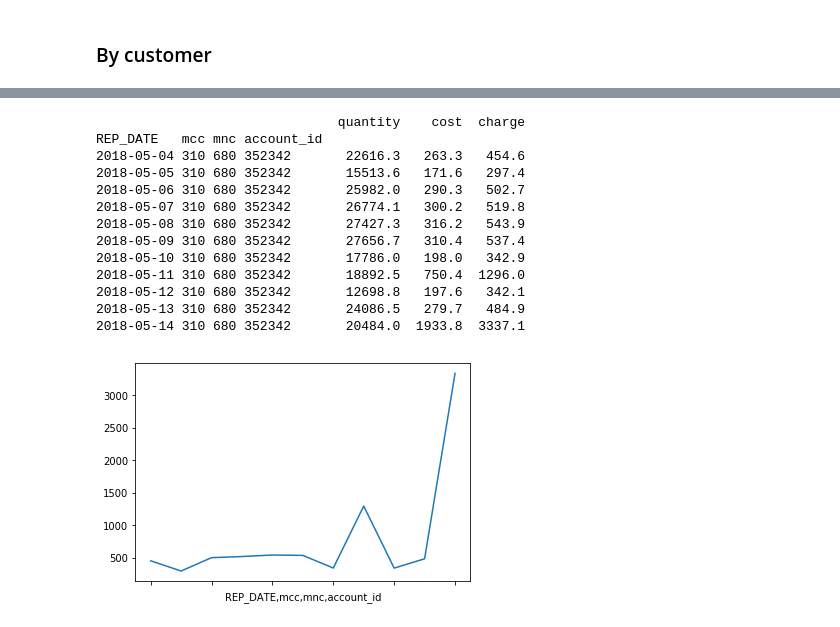
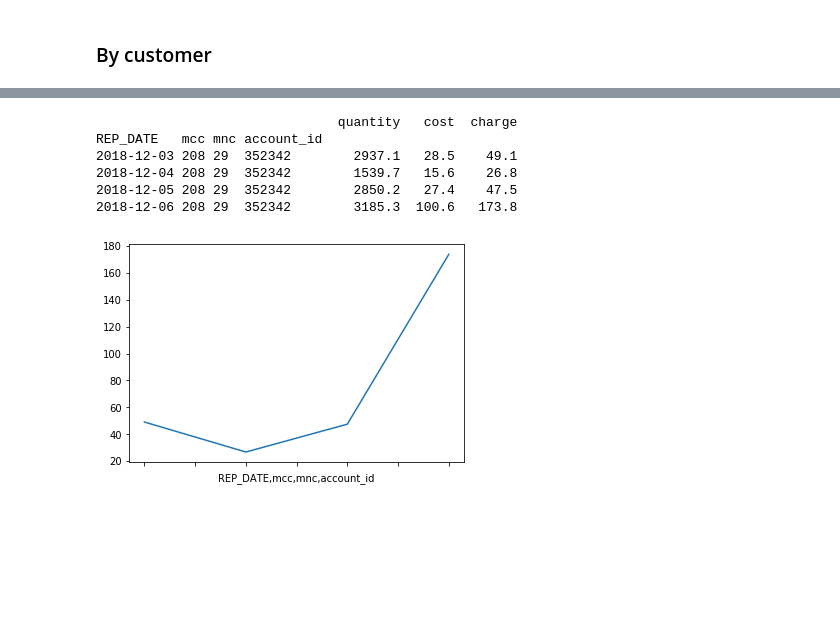
Before and after one commit to balobinp/RB_BD, a Jupyter notebook: RB_Revenue_Change_Python3.ipynb, the cells around one changed output, grey strips where cells are left out. Drawn from its saved outputs; the diff is of its cells as text; code cells hidden in the pictures; blank space fills up the shorter version.

```diff
--- a/RB_Revenue_Change_Python3.ipynb
+++ b/RB_Revenue_Change_Python3.ipynb
@@ -185,28 +219,21 @@ df2.apply(f,axis=1).sort_values(by=['diff','std_per'],ascending=False).head()
 # %%
-# Generate stat report by country
+# Generate stat report by country and Operator
 
-mcc = 310
-mnc = 680
+mcc = 208
+mnc = 29
 account_id = 352342
 
 df3=df1[(df1.index.get_level_values('mcc')==mcc) & (df1.index.get_level_values('mnc')==mnc) & (df1.index.get_level_values('account_id')==account_id)]\
       .sort_index(level=['mnc','REP_DATE'])
 print(df3,'\n')
 
 df3['charge'].plot()
 plt.show()
 # %% [output]
-                               quantity    cost  charge
+                               quantity   cost  charge
 REP_DATE   mcc mnc account_id
-2018-05-04 310 680 352342       22616.3   263.3   454.6
-2018-05-05 310 680 352342       15513.6   171.6   297.4
-2018-05-06 310 680 352342       25982.0   290.3   502.7
-2018-05-07 310 680 352342       26774.1   300.2   519.8
-2018-05-08 310 680 352342       27427.3   316.2   543.9
-2018-05-09 310 680 352342       27656.7   310.4   537.4
-2018-05-10 310 680 352342       17786.0   198.0   342.9
-2018-05-11 310 680 352342       18892.5   750.4  1296.0
-2018-05-12 310 680 352342       12698.8   197.6   342.1
-2018-05-13 310 680 352342       24086.5   279.7   484.9
-2018-05-14 310 680 352342       20484.0  1933.8  3337.1
+2018-12-03 208 29  352342        2937.1   28.5    49.1
+2018-12-04 208 29  352342        1539.7   15.6    26.8
+2018-12-05 208 29  352342        2850.2   27.4    47.5
+2018-12-06 208 29  352342        3185.3  100.6   173.8
-[figure, old version]
+[figure, new version]
```
Also changed, not shown: parts of 8 cells of this notebook, 4 other files.
